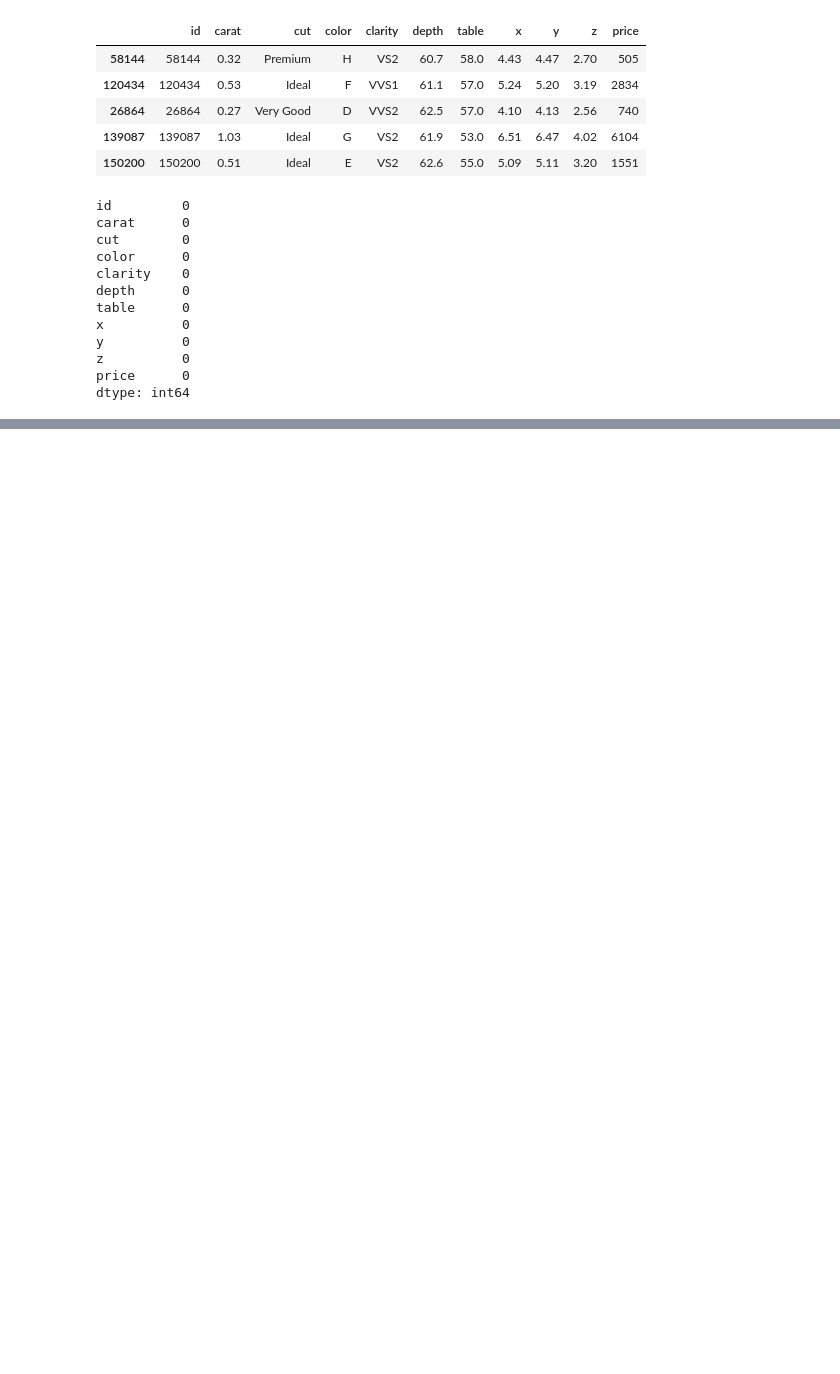
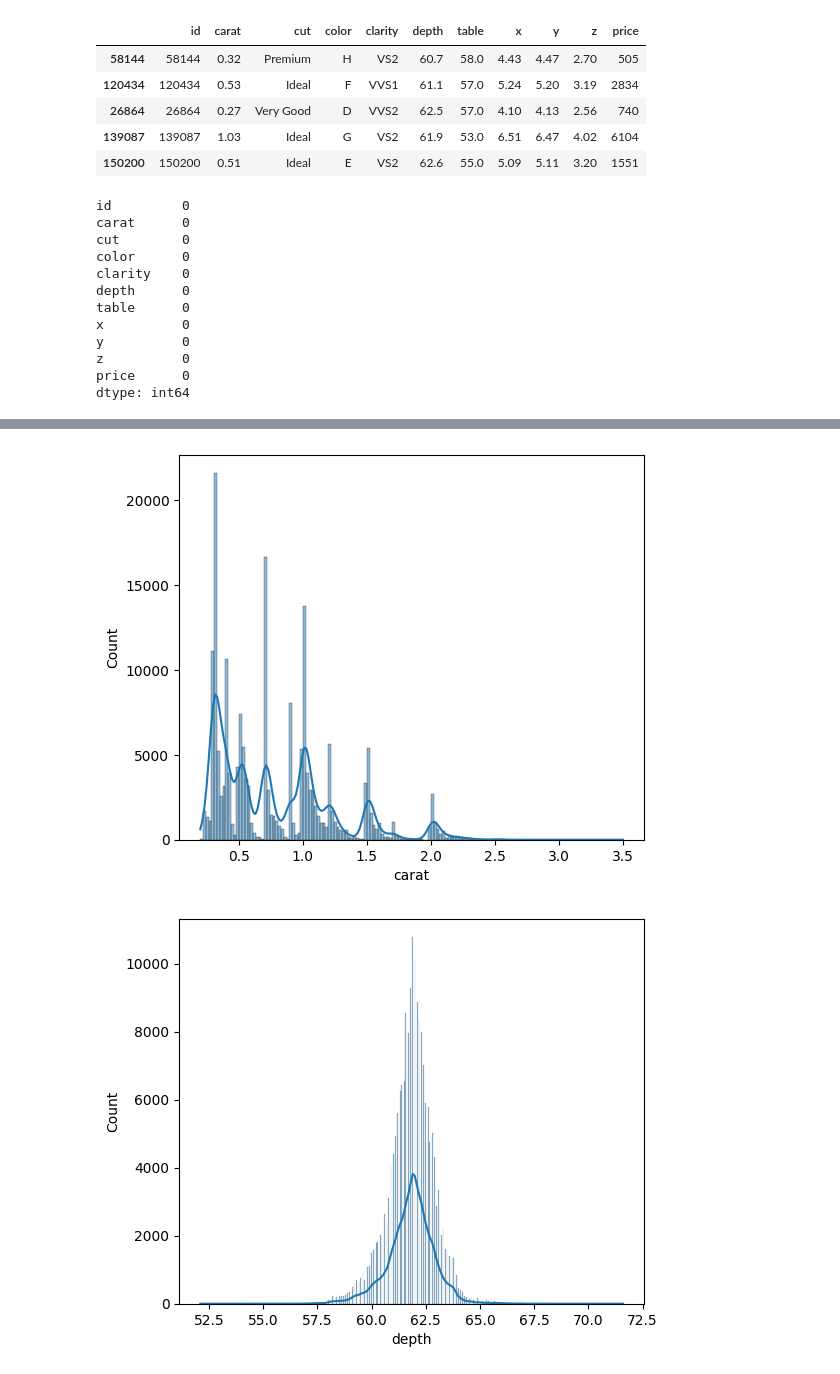
Before and after one commit to Ashishdas31/MLproject_regression, a Jupyter notebook: notebooks/research.ipynb, the cells around one changed output, grey strips where cells are left out. Drawn from its saved outputs; the diff is of its cells as text; code cells hidden in the pictures; blank space fills up the shorter version.

```diff
--- a/notebooks/research.ipynb
+++ b/notebooks/research.ipynb
@@ -49,2 +69,2 @@ dtype: int64
 # %%
-data.drop(labels="id",axis=1)
+data=data.drop(labels="id",axis=1)
@@ -64,0 +90,3 @@ data.drop(labels="id",axis=1)
+# %%
+
+numerical_data=data.columns[data.dtypes !="object"]
@@ -64,0 +175,11 @@ data.drop(labels="id",axis=1)
+# %%
+
+for i in data[numerical_data]:
+    plt.figure(figsize=(6,5))
+    sns.histplot(data[numerical_data][i],kde=True)
+    print("\n")
+
+    plt.show()
+# %% [output]
+[figure, added]
+[figure, added]
```
Also changed, not shown: parts of 31 cells of this notebook, 1 other file.
